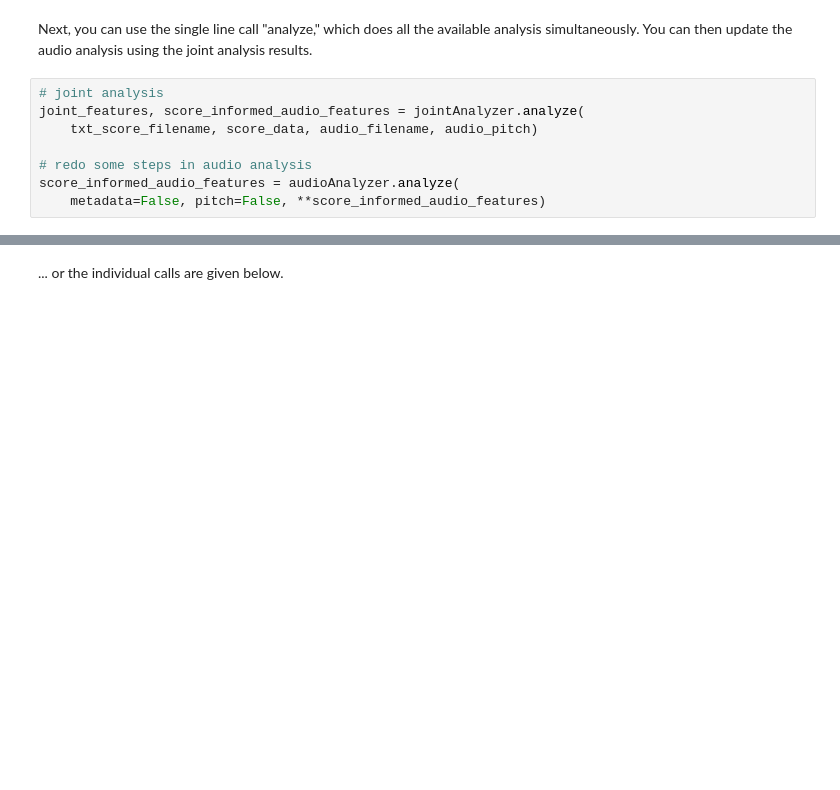
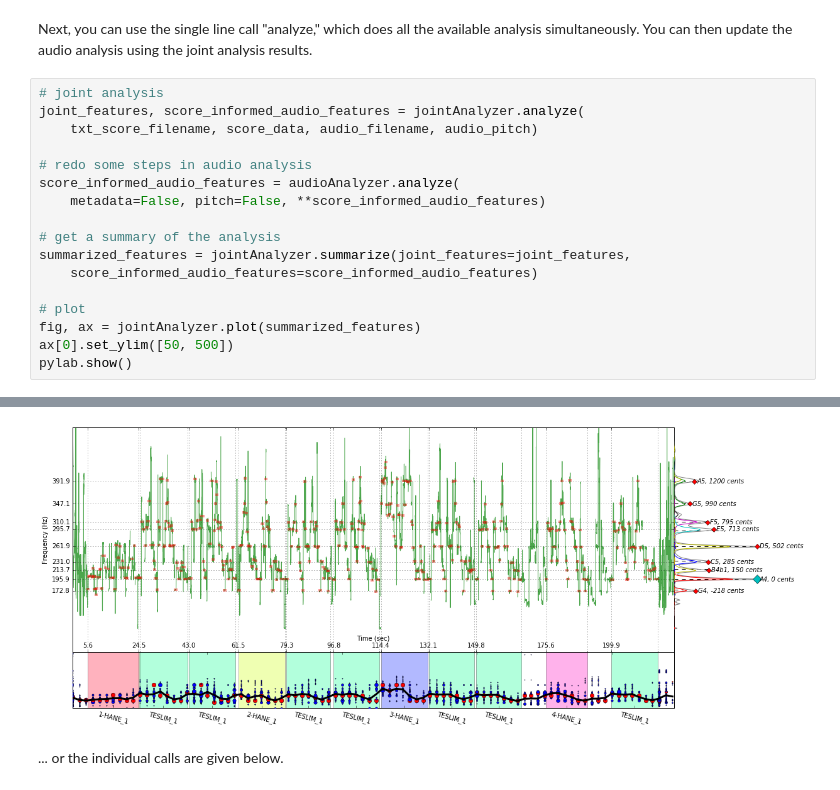
Before and after one commit to sertansenturk/tomato, a Jupyter notebook: joint_analysis_demo.ipynb, the cells around one changed output, grey strips where cells are left out. Cells and saved outputs as stored; diff of their text form; blank space fills up the shorter version.

```diff
--- a/joint_analysis_demo.ipynb
+++ b/joint_analysis_demo.ipynb
@@ -52,5 +52,14 @@ joint_features, score_informed_audio_features = jointAnalyzer.analyze(
 # redo some steps in audio analysis
 score_informed_audio_features = audioAnalyzer.analyze(
     metadata=False, pitch=False, **score_informed_audio_features)
+
+# get a summary of the analysis
+summarized_features = jointAnalyzer.summarize(joint_features=joint_features,
+    score_informed_audio_features=score_informed_audio_features)
+
+# plot
+fig, ax = jointAnalyzer.plot(summarized_features)
+ax[0].set_ylim([50, 500])
+pylab.show()
 # %% [output]
 - Extracting score-informed tonic and tempo of ussak--sazsemaisi--aksaksemai----neyzen_aziz_dede/f970f1e0-0be9-4914-8302-709a0eac088e/f970f1e0-0be9-4914-8302-709a0eac088e.mp3
@@ -68,5 +77,6 @@ score_informed_audio_features = audioAnalyzer.analyze(
 - Identifying the transposition of ussak--sazsemaisi--aksaksemai----neyzen_aziz_dede/f970f1e0-0be9-4914-8302-709a0eac088e/f970f1e0-0be9-4914-8302-709a0eac088e.mp3
   The call took 0.00 seconds to execute.
+[figure, added]
 # %% [markdown]
 ... or the individual calls are given  below.
 # %%
```
Also changed, not shown: parts of 3 cells of this notebook, 3 other files.
